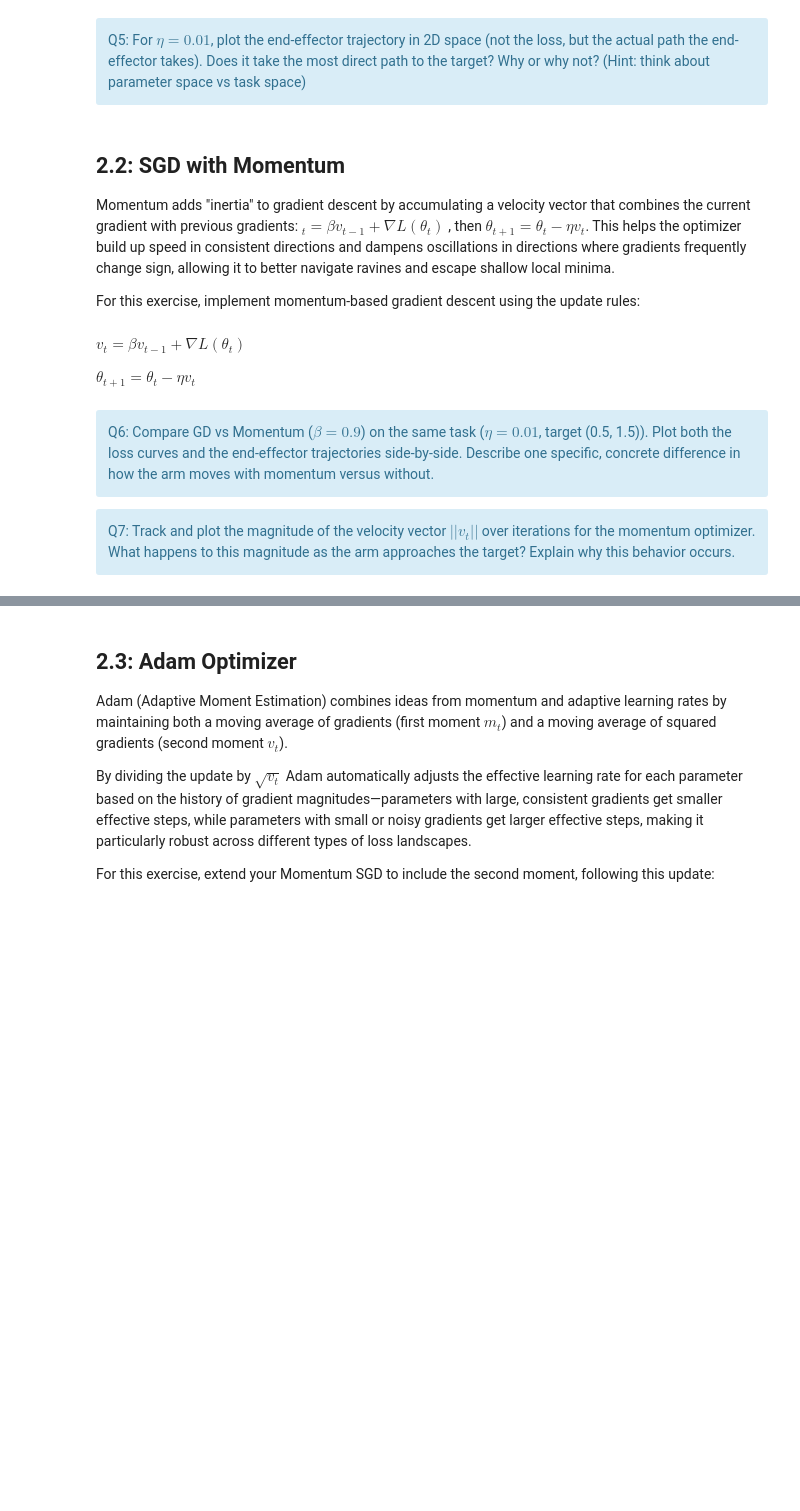
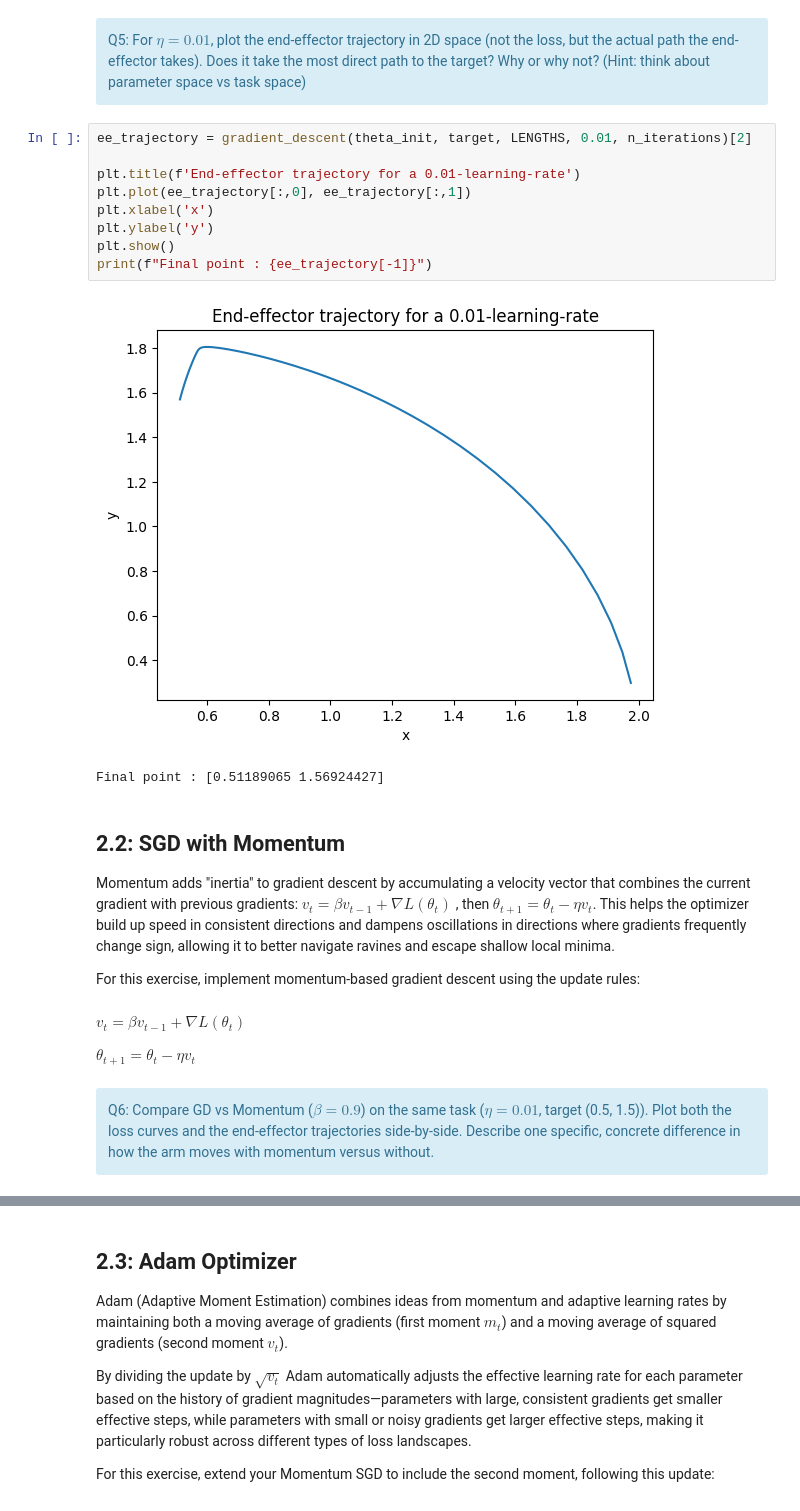
Before and after one commit to AntoninLeSecq/stochastic, a Jupyter notebook: notebooks/control_BE.ipynb, the cells around one changed output, grey strips where cells are left out. Drawn from its saved outputs; the diff is of its cells as text; blank space fills up the shorter version.

```diff
--- a/notebooks/control_BE.ipynb
+++ b/notebooks/control_BE.ipynb
@@ -383,10 +455,22 @@ Q4: Run GD with learning rates $η = [0.001, 0.01, 0.1, 0.5, 1.0]$ for 500 itera
 <div class="alert alert-info">
 Q5: For $η = 0.01$, plot the end-effector trajectory in 2D space (not the loss, but the actual path the end-effector takes). Does it take the most direct path to the target? Why or why not? (Hint: think about parameter space vs task space)
 </div>
+# %%
+ee_trajectory = gradient_descent(theta_init, target, LENGTHS, 0.01, n_iterations)[2]
+
+plt.title(f'End-effector trajectory for a 0.01-learning-rate')
+plt.plot(ee_trajectory[:,0], ee_trajectory[:,1])
+plt.xlabel('x')
+plt.ylabel('y')
+plt.show()
+print(f"Final point : {ee_trajectory[-1]}")
+# %% [output]
+[figure, added]
+Final point : [0.51189065 1.56924427]
 # %% [markdown]
 ## 2.2: SGD with Momentum
 
-Momentum adds "inertia" to gradient descent by accumulating a velocity vector that combines the current gradient with previous gradients: $_t = \beta v_{t-1} + \nabla L(\theta_t)$
+Momentum adds "inertia" to gradient descent by accumulating a velocity vector that combines the current gradient with previous gradients: $v_t = \beta v_{t-1} + \nabla L(\theta_t)$
 , then $\theta_{t+1} = \theta_t - \eta v_t$. This helps the optimizer build up speed in consistent directions and dampens oscillations in directions where gradients frequently change sign, allowing it to better navigate ravines and escape shallow local minima.
 
 
@@ -399,6 +483,3 @@ $θ_{t+1} = θ_t - ηv_t$
 <div class="alert alert-info">
 Q6: Compare GD vs Momentum ($β=0.9$) on the same task ($η=0.01$, target (0.5, 1.5)). Plot both the loss curves and the end-effector trajectories side-by-side. Describe one specific, concrete difference in how the arm moves with momentum versus without.
 </div>
-<div class="alert alert-info">
-Q7: Track and plot the magnitude of the velocity vector $||v_t||$ over iterations for the momentum optimizer. What happens to this magnitude as the arm approaches the target? Explain why this behavior occurs.
-</div>
```
Also changed, not shown: parts of 16 cells of this notebook.
